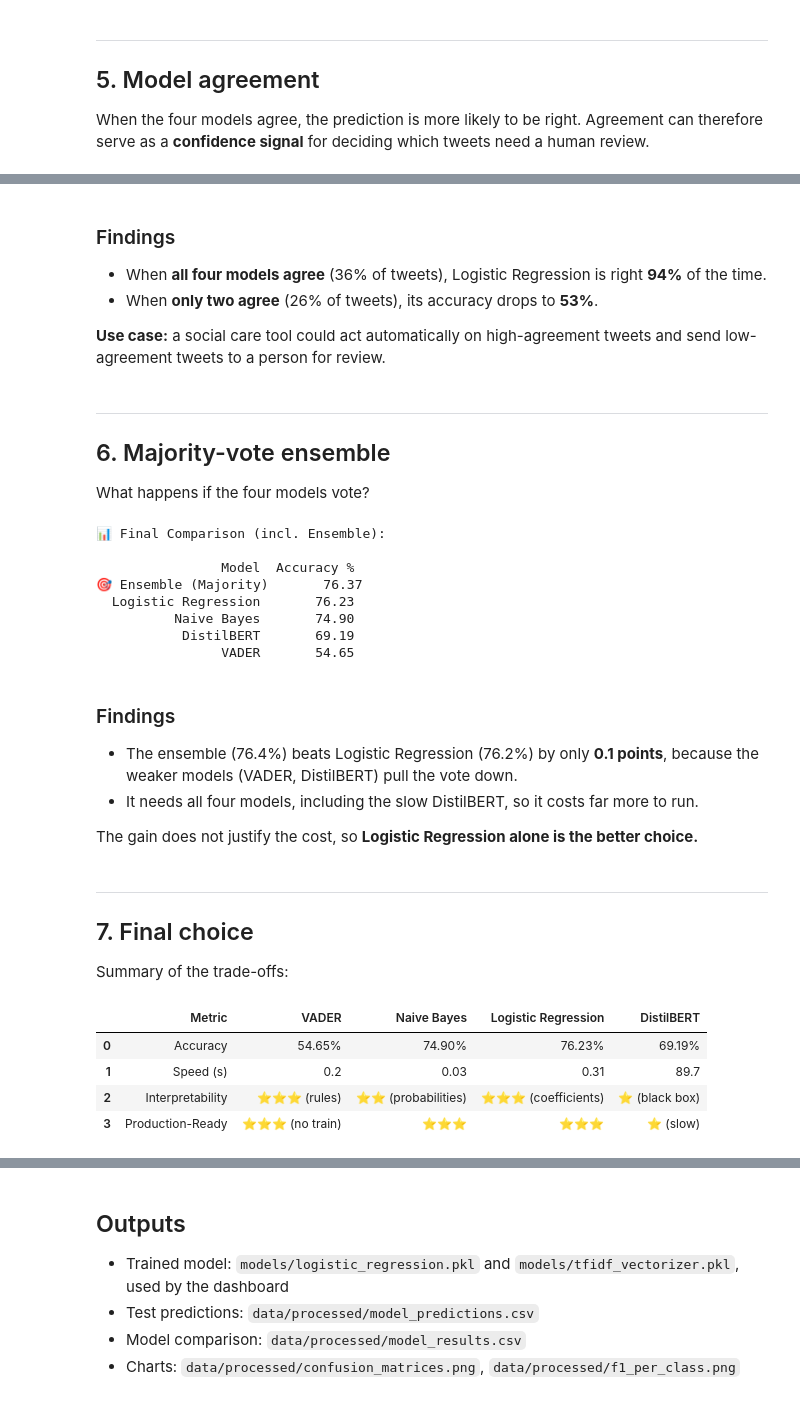
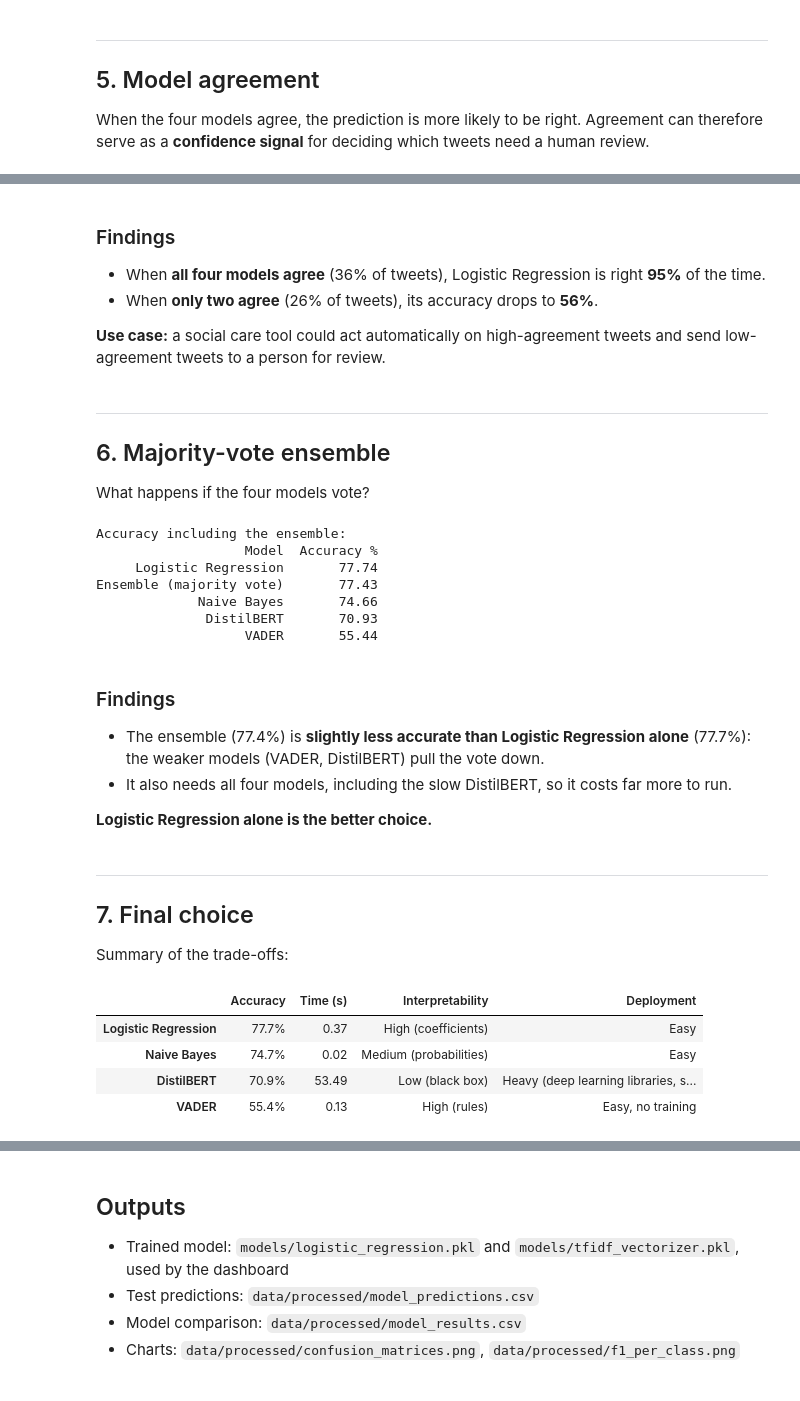
Before and after one commit to antarezQ/sentiment-analysis-dashboard, a Jupyter notebook: notebooks/04_evaluation.ipynb, the cells around one changed output, grey strips where cells are left out. Saved outputs shown, nothing was run; the diff lists cells and outputs as text; code cells hidden in the pictures.

```diff
--- a/notebooks/04_evaluation.ipynb
+++ b/notebooks/04_evaluation.ipynb
@@ -326,8 +320,8 @@ Apakah agreement bener-bener ngindikasiin akurasi?
 # %% [markdown]
 ### Findings
 
-- When **all four models agree** (36% of tweets), Logistic Regression is right **94%** of the time.
-- When **only two agree** (26% of tweets), its accuracy drops to **53%**.
+- When **all four models agree** (36% of tweets), Logistic Regression is right **95%** of the time.
+- When **only two agree** (26% of tweets), its accuracy drops to **56%**.
 
 **Use case:** a social care tool could act automatically on high-agreement tweets and send low-agreement tweets to a person for review.
 # %% [markdown]
@@ -347,10 +341,9 @@ preds['ensemble_pred'] = preds.apply(majority_vote, axis=1)
 ensemble_acc = (preds['ensemble_pred'] == preds['true_label']).mean()
 
 # All models plus the ensemble
-print("📊 Final Comparison (incl. Ensemble):")
-print()
+print("Accuracy including the ensemble:")
 final_results = pd.DataFrame({
-    'Model': ['VADER', 'Naive Bayes', 'Logistic Regression', 'DistilBERT', '🎯 Ensemble (Majority)'],
+    'Model': ['VADER', 'Naive Bayes', 'Logistic Regression', 'DistilBERT', 'Ensemble (majority vote)'],
     'Accuracy': [
         (preds['vader_pred'] == preds['true_label']).mean(),
         (preds['nb_pred'] == preds['true_label']).mean(),
@@ -362,21 +355,20 @@ final_results = pd.DataFrame({
 final_results['Accuracy %'] = (final_results['Accuracy'] * 100).round(2)
 print(final_results[['Model', 'Accuracy %']].to_string(index=False))
 # %% [output]
-📊 Final Comparison (incl. Ensemble):
-
-                Model  Accuracy %
-🎯 Ensemble (Majority)       76.37
-  Logistic Regression       76.23
-          Naive Bayes       74.90
-           DistilBERT       69.19
-                VADER       54.65
+Accuracy including the ensemble:
+                   Model  Accuracy %
+     Logistic Regression       77.74
+Ensemble (majority vote)       77.43
+             Naive Bayes       74.66
+              DistilBERT       70.93
+                   VADER       55.44
 # %% [markdown]
 ### Findings
 
-- The ensemble (76.4%) beats Logistic Regression (76.2%) by only **0.1 points**, because the weaker models (VADER, DistilBERT) pull the vote down.
-- It needs all four models, including the slow DistilBERT, so it costs far more to run.
+- The ensemble (77.4%) is **slightly less accurate than Logistic Regression alone** (77.7%): the weaker models (VADER, DistilBERT) pull the vote down.
+- It also needs all four models, including the slow DistilBERT, so it costs far more to run.
 
-The gain does not justify the cost, so **Logistic Regression alone is the better choice.**
+**Logistic Regression alone is the better choice.**
 # %% [markdown]
 ---
 
@@ -384,21 +376,23 @@ The gain does not justify the cost, so **Logistic Regression alone is the better
 
 Summary of the trade-offs:
 # %%
-# Summary of the trade-offs
+# Summary of the trade-offs, computed from the notebook 03 results
+r = results.set_index("Model")
 summary = pd.DataFrame({
-    'Metric': ['Accuracy', 'Speed (s)', 'Interpretability', 'Production-Ready'],
-    'VADER': ['54.65%', '0.2', '⭐⭐⭐ (rules)', '⭐⭐⭐ (no train)'],
-    'Naive Bayes': ['74.90%', '0.03', '⭐⭐ (probabilities)', '⭐⭐⭐'],
-    'Logistic Regression': ['76.23%', '0.31', '⭐⭐⭐ (coefficients)', '⭐⭐⭐'],
-    'DistilBERT': ['69.19%', '89.7', '⭐ (black box)', '⭐ (slow)'],
-})
+    "Accuracy": (r["Accuracy"] * 100).round(1).astype(str) + "%",
+    "Time (s)": r["Time (s)"].round(2),
+    "Interpretability": {"VADER": "High (rules)", "Naive Bayes": "Medium (probabilities)",
+                         "Logistic Regression": "High (coefficients)", "DistilBERT": "Low (black box)"},
+    "Deployment": {"VADER": "Easy, no training", "Naive Bayes": "Easy", "Logistic Regression": "Easy",
+                   "DistilBERT": "Heavy (deep learning libraries, slow on CPU)"},
+}).loc[["Logistic Regression", "Naive Bayes", "DistilBERT", "VADER"]]
 summary
 # %% [output]
-|  | Metric | VADER | Naive Bayes | Logistic Regression | DistilBERT |
-| 0 | Accuracy | 54.65% | 74.90% | 76.23% | 69.19% |
-| 1 | Speed (s) | 0.2 | 0.03 | 0.31 | 89.7 |
-| 2 | Interpretability | ⭐⭐⭐ (rules) | ⭐⭐ (probabilities) | ⭐⭐⭐ (coefficients) | ⭐ (black box) |
-| 3 | Production-Ready | ⭐⭐⭐ (no train) | ⭐⭐⭐ | ⭐⭐⭐ | ⭐ (slow) |
+|  | Accuracy | Time (s) | Interpretability | Deployment |
+| Logistic Regression | 77.7% | 0.37 | High (coefficients) | Easy |
+| Naive Bayes | 74.7% | 0.02 | Medium (probabilities) | Easy |
+| DistilBERT | 70.9% | 53.49 | Low (black box) | Heavy (deep learning libraries, s... |
+| VADER | 55.4% | 0.13 | High (rules) | Easy, no training |
 # %% [markdown]
 ### Chosen model: Logistic Regression
 
```
Also changed, not shown: parts of 15 cells of this notebook, 9 other files.
